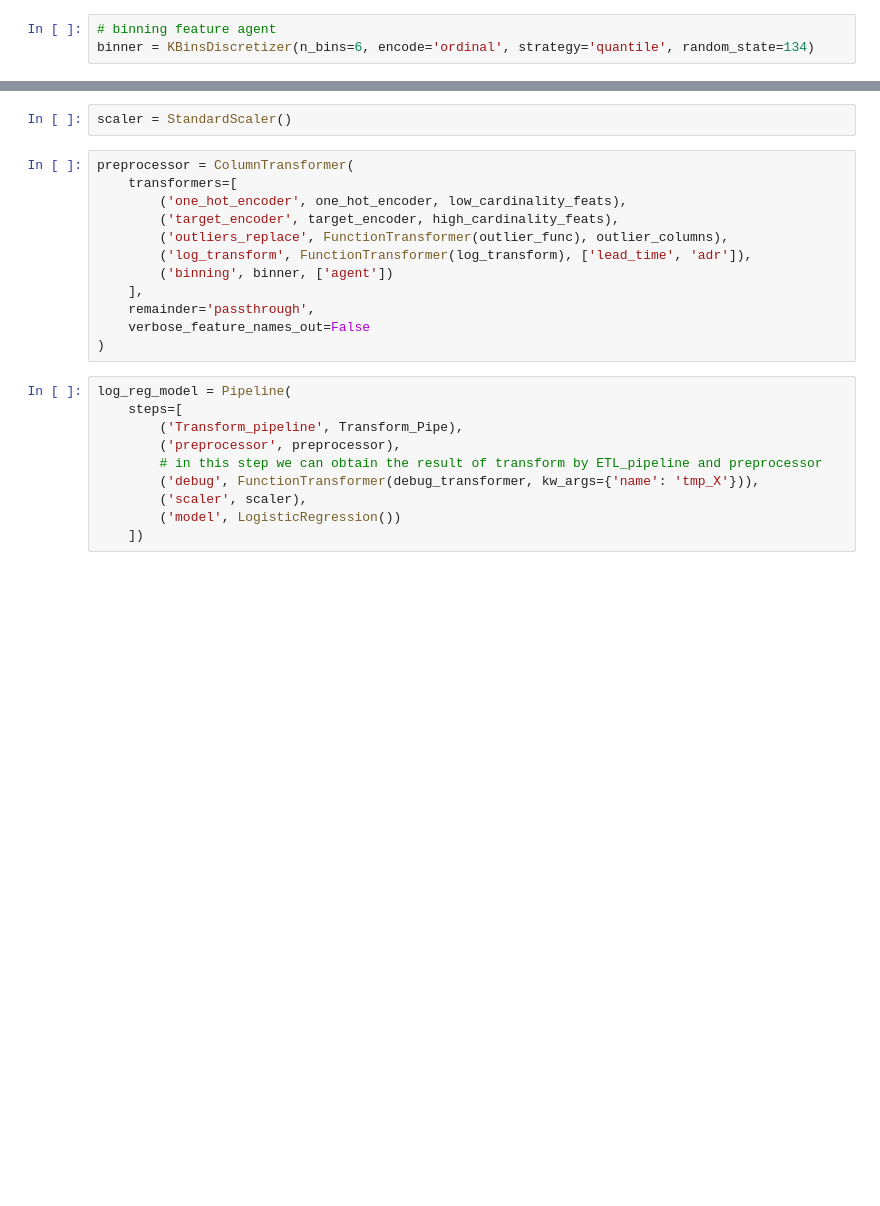
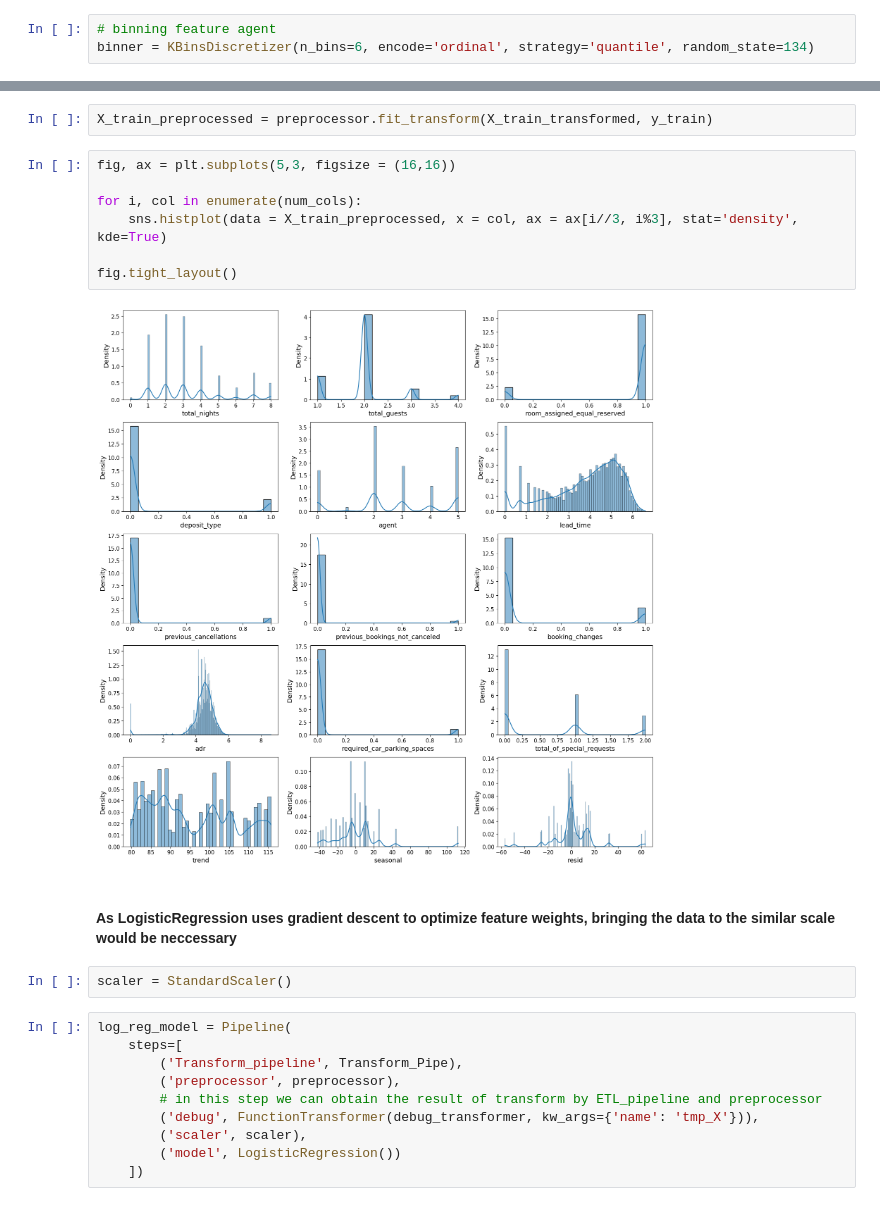
Before and after one commit to ulivanlrn/DS-project, a Jupyter notebook: hotel_booking.ipynb, the cells around one changed output, grey strips where cells are left out. Cells and saved outputs as stored; diff of their text form; blank space fills up the shorter version.

```diff
--- a/hotel_booking.ipynb
+++ b/hotel_booking.ipynb
@@ -1409,17 +1419,18 @@ binner = KBinsDiscretizer(n_bins=6, encode='ordinal', strategy='quantile', rando
+# %%
+X_train_preprocessed = preprocessor.fit_transform(X_train_transformed, y_train)
+# %%
+fig, ax = plt.subplots(5,3, figsize = (16,16))
+
+for i, col in enumerate(num_cols):
+    sns.histplot(data = X_train_preprocessed, x = col, ax = ax[i//3, i%3], stat='density', kde=True)
+
+fig.tight_layout()
+# %% [output]
+[figure, added]
+# %% [markdown]
+#### As LogisticRegression uses gradient descent to optimize feature weights, bringing the data to the similar scale would be neccessary
 # %%
 scaler = StandardScaler()
-# %%
-preprocessor = ColumnTransformer(
-    transformers=[
-        ('one_hot_encoder', one_hot_encoder, low_cardinality_feats),
-        ('target_encoder', target_encoder, high_cardinality_feats),
-        ('outliers_replace', FunctionTransformer(outlier_func), outlier_columns),
-        ('log_transform', FunctionTransformer(log_transform), ['lead_time', 'adr']),
-        ('binning', binner, ['agent'])
-    ],
-    remainder='passthrough',
-    verbose_feature_names_out=False
-)
 # %%
 log_reg_model = Pipeline(
     steps=[
```
Also changed, not shown: parts of 3 cells of this notebook.
